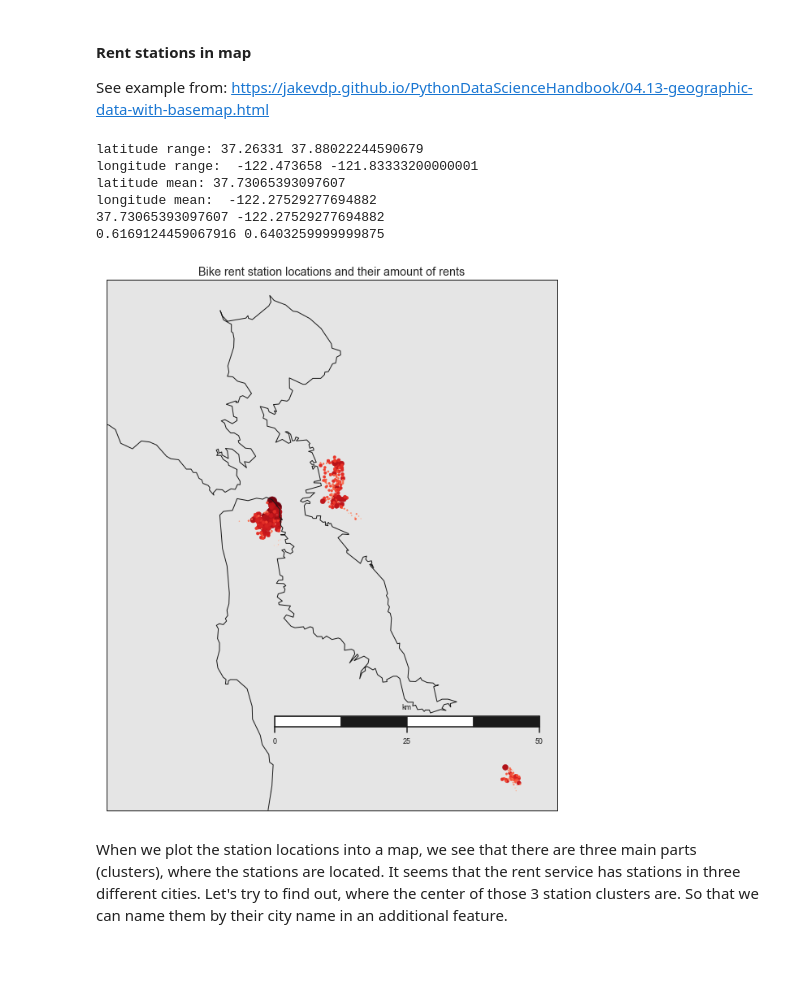
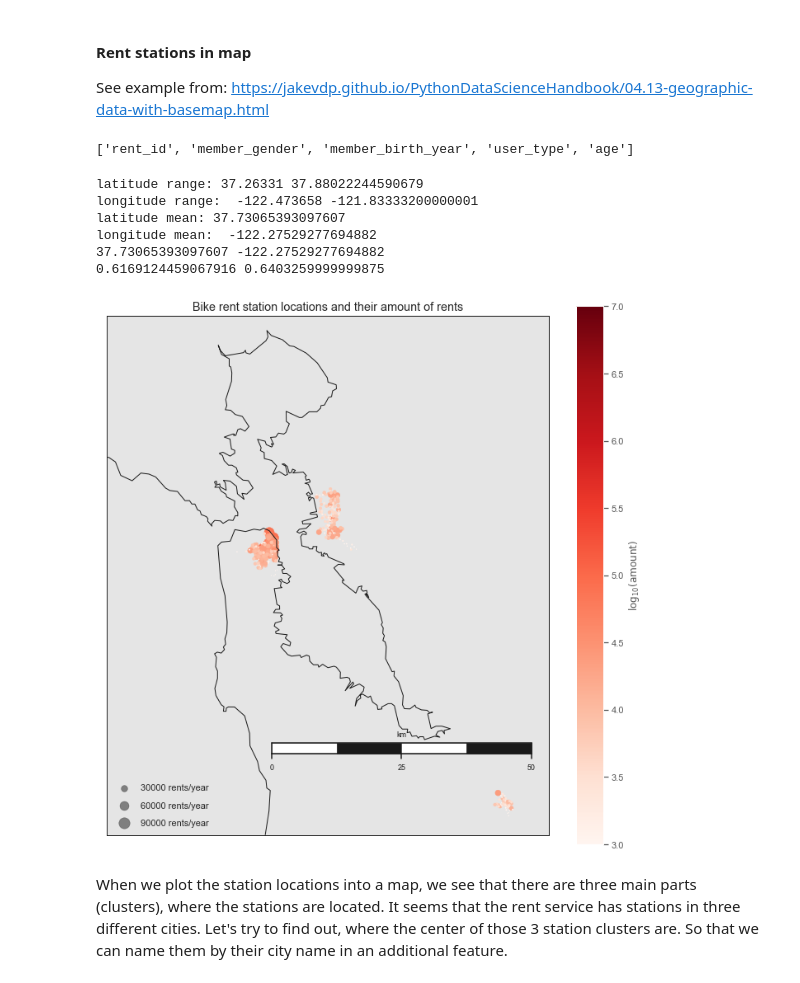
Before and after one commit to resa89/DataAnalystND, a Jupyter notebook: 07_CommunicatingDataFindings/wrangle_act.ipynb, the cells around one changed output. Drawn from its saved outputs; the diff is of its cells as text; code cells hidden in the pictures.

Commit message:
devel: Further documention and coding for extract rent sample for city difference investigation

```diff
--- a/07_CommunicatingDataFindings/wrangle_act.ipynb
+++ b/07_CommunicatingDataFindings/wrangle_act.ipynb
@@ -1219,6 +1228,10 @@ In the above visualization, we can see that the station with name `San Francisco
 #### Rent stations in map
 
 See example from: https://jakevdp.github.io/PythonDataScienceHandbook/04.13-geographic-data-with-basemap.html
+# %%
+list(member_clean)
+# %% [output]
+['rent_id', 'member_gender', 'member_birth_year', 'user_type', 'age']
 # %%
 # Extract the data we're interested in
 lat = rush_stations['latitude'].values
@@ -1254,40 +1267,40 @@ m = Basemap(projection='tmerc', resolution='h',
             lat_0=mean_latitude, lon_0=mean_longitude,
             width=0.085E6, height=0.1E6)
 #m.shadedrelief()
 m.drawcoastlines()
 m.drawcountries(color='gray')
 #m.fillcontinents(color="#cc9955", lake_color="aqua")
 m.drawmapboundary()
 #m.drawrivers()
 #m.drawstates(color='gray')
 
 m.drawmapscale(lon=mean_longitude+0.16, lat=mean_latitude-0.3, lon0=mean_longitude, lat0=mean_latitude, length=50, barstyle='fancy')
 
 # 2. scatter city data, with color reflecting population
 # and size reflecting area
 m.scatter(lon, lat, latlon=True,
           c=np.log10(amount), s=amount/500,
           cmap='Reds', alpha=1)
 #plt.scatter(lon, lat, 10, marker='o', color='red')
 
 #x, y = m(lon, lat) # transform coordinates
 #plt.scatter(x,y,10, marker='o', color='red')
 
 
 plt.title('Bike rent station locations and their amount of rents');
 #plt.show()
 
 # 3. create colorbar and legend
-#plt.colorbar(label=r'$\log_{10}({\rm amount})$')
-#plt.clim(3, 7)
+plt.colorbar(label=r'$\log_{10}({\rm amount})$')
+plt.clim(3, 7)
 
 # make legend with dummy points
-#for a in [100, 300, 500]:
-#    plt.scatter([], [], c='k', alpha=0.5, s=a,
-#                label=str(a) + ' rent amount$^2$')
-#plt.legend(scatterpoints=1, frameon=False,
-#           labelspacing=1, loc='lower left');
+for a in [30000, 60000, 90000]:
+    plt.scatter([], [], c='k', alpha=0.5, s=a/500,
+                label=str(a) + ' rents/year')
+plt.legend(scatterpoints=1, frameon=False,
+           labelspacing=1, loc='lower left');
 # %% [output]
-[figure, old version]
+[figure, new version]
 # %% [markdown]
 When we plot the station locations into a map, we see that there are three main parts (clusters), where the stations are located. It seems that the rent service has stations in three different cities. Let's try to find out, where the center of those 3 station clusters are. So that we can name them by their city name in an additional feature.
```
Also changed, not shown: parts of 36 cells of this notebook.
